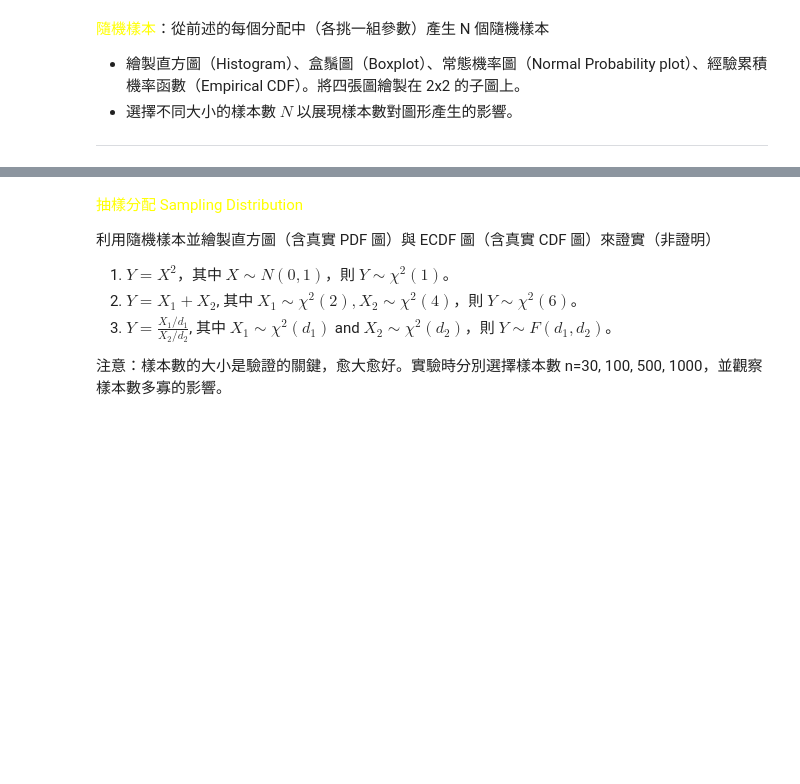
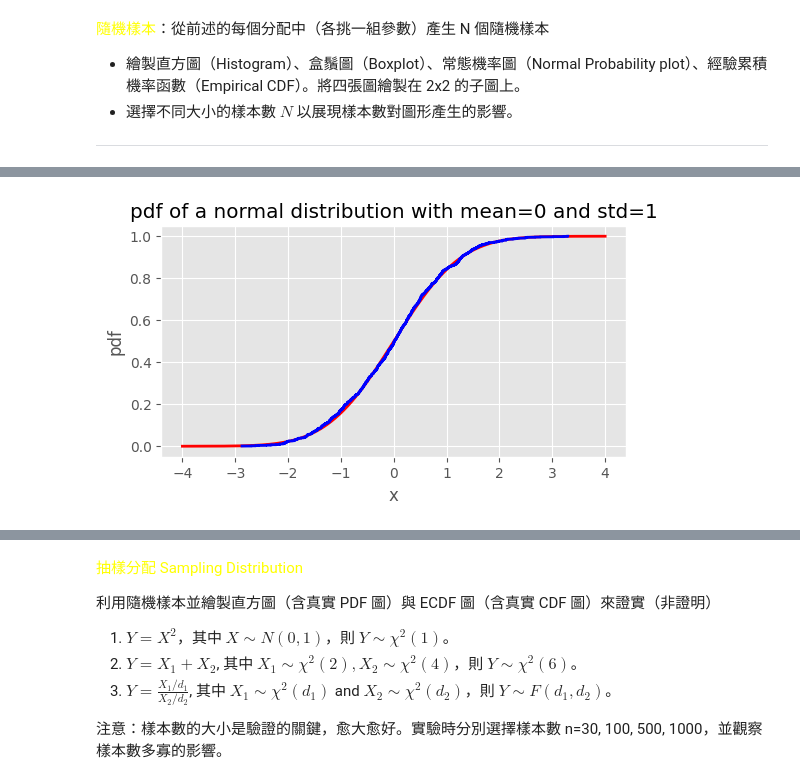
Before and after one commit to ntpuccw/InClassCoding, a Jupyter notebook: gar0923.ipynb, the cells around one changed output, grey strips where cells are left out. Drawn from its saved outputs; the diff is of its cells as text; code cells hidden in the pictures; blank space fills up the shorter version.

```diff
--- a/gar0923.ipynb
+++ b/gar0923.ipynb
@@ -146,0 +168,25 @@ plt.show()
+# %%
+# generate n samples from normal distribution with mean=0 and std=1
+# and plot a empirical cumulative distribution function (ECDF)
+import numpy as np
+import matplotlib.pyplot as plt
+from scipy.stats import norm
+
+n = 1000
+x = norm.rvs(loc=0, scale=1, size=n)
+# compute the ECDF
+x_ecdf = np.sort(x)
+y_ecdf = np.arange(1, n+1) / n
+
+fig, ax = plt.subplots(figsize=(6, 3))
+x_pdf = np.linspace(-4, 4, 1000)
+y_pdf = norm.cdf(x_pdf)
+ax.plot(x_pdf, y_pdf, color='r', linewidth=2)
+# plot the ECDF
+ax.step(x_ecdf, y_ecdf, color='b', linewidth=2, where='post', label='ECDF')
+ax.set_xlabel('x')
+ax.set_ylabel('pdf')
+ax.set_title('pdf of a normal distribution with mean=0 and std=1')
+plt.show()
+# %% [output]
+[figure, added]
```
Also changed, not shown: parts of 3 cells of this notebook.
